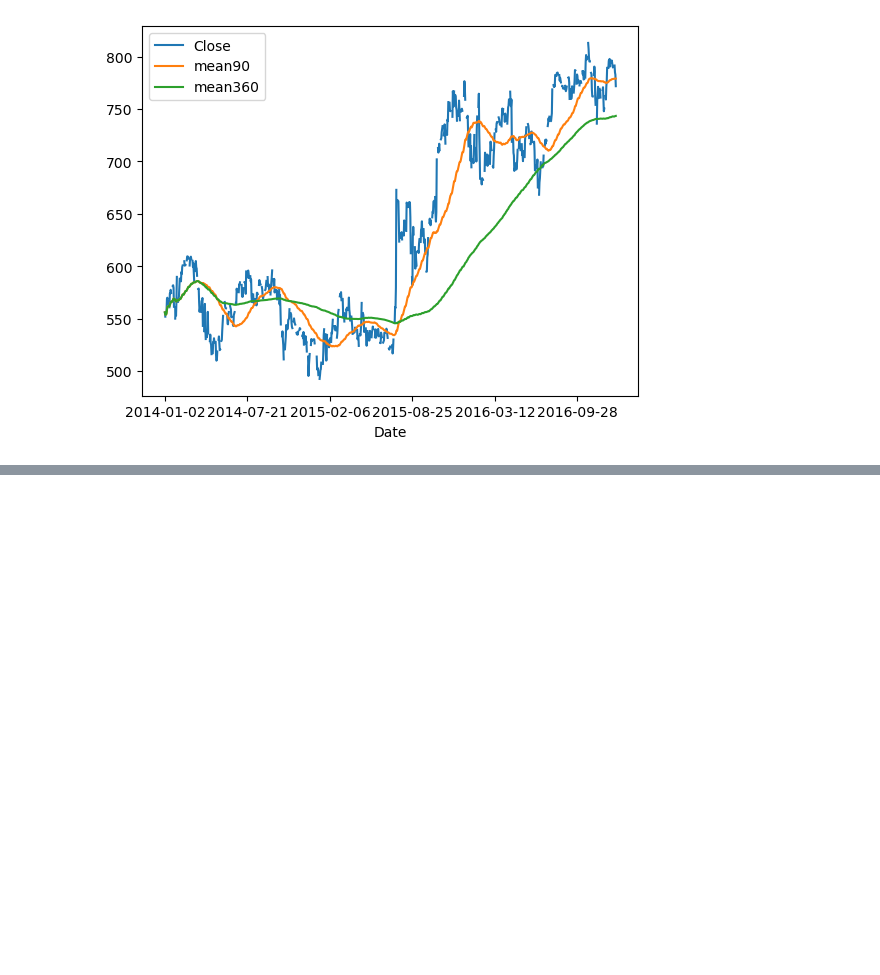
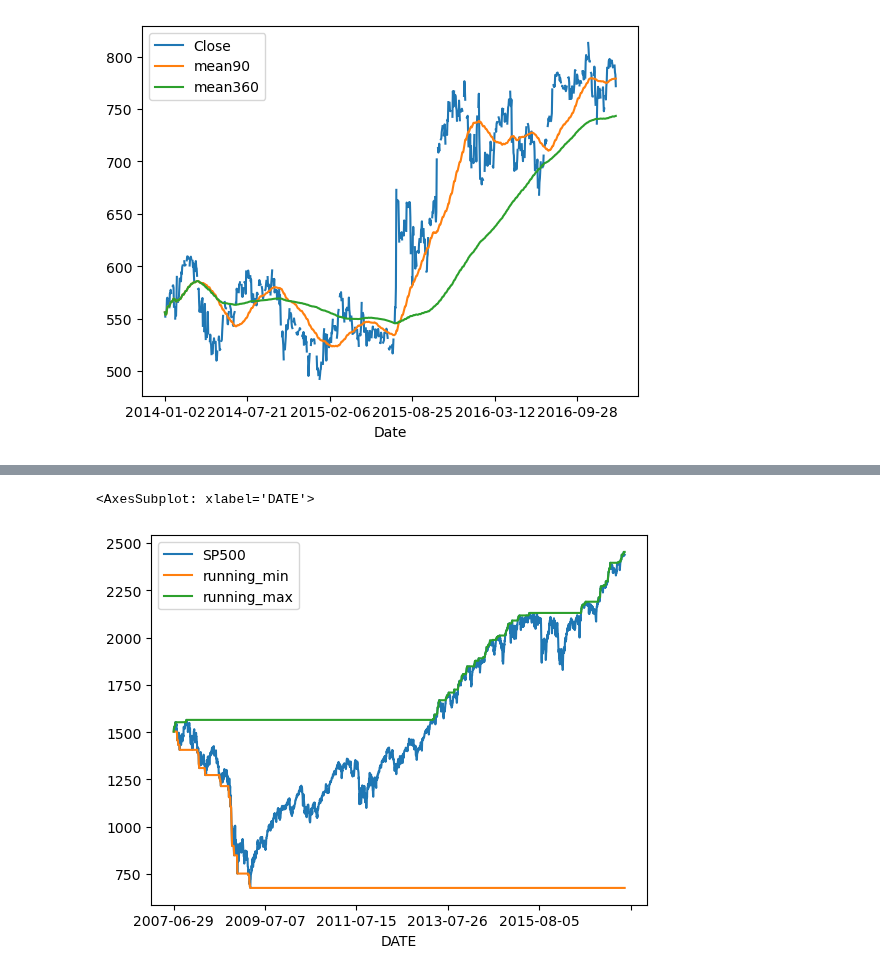
Before and after one commit to johnwslee/Data_Science_Libraries, a Jupyter notebook: pandas/Medium_Manipulating_Timeseries_Data_in_Python.ipynb, the cells around one changed output, grey strips where cells are left out. Cells and saved outputs as stored; diff of their text form; code cells hidden in the pictures; blank space fills up the shorter version.

```diff
--- a/pandas/Medium_Manipulating_Timeseries_Data_in_Python.ipynb
+++ b/pandas/Medium_Manipulating_Timeseries_Data_in_Python.ipynb
@@ -620,0 +660,2 @@ data.plot()
+# %%
+data = pd.read_csv("data/price.csv")
@@ -620,0 +742,8 @@ data.plot()
+# %%
+data["running_min"] = data["SP500"].expanding().min()
+data["running_max"] = data["SP500"].expanding().max()
+# %%
+data[["SP500", "running_min", "running_max"]].plot()
+# %% [output]
+<AxesSubplot: xlabel='DATE'>
+[figure, added]
```
Also changed, not shown: parts of 50 cells of this notebook.
